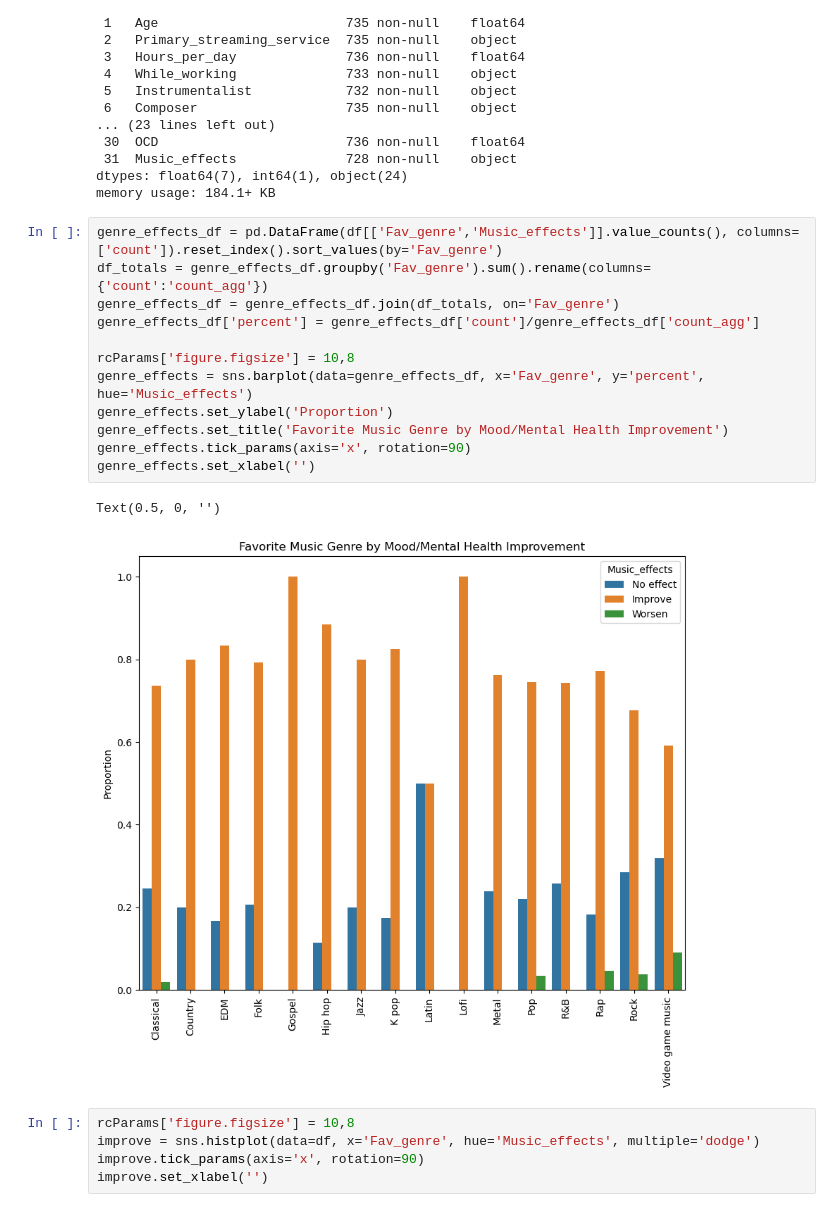
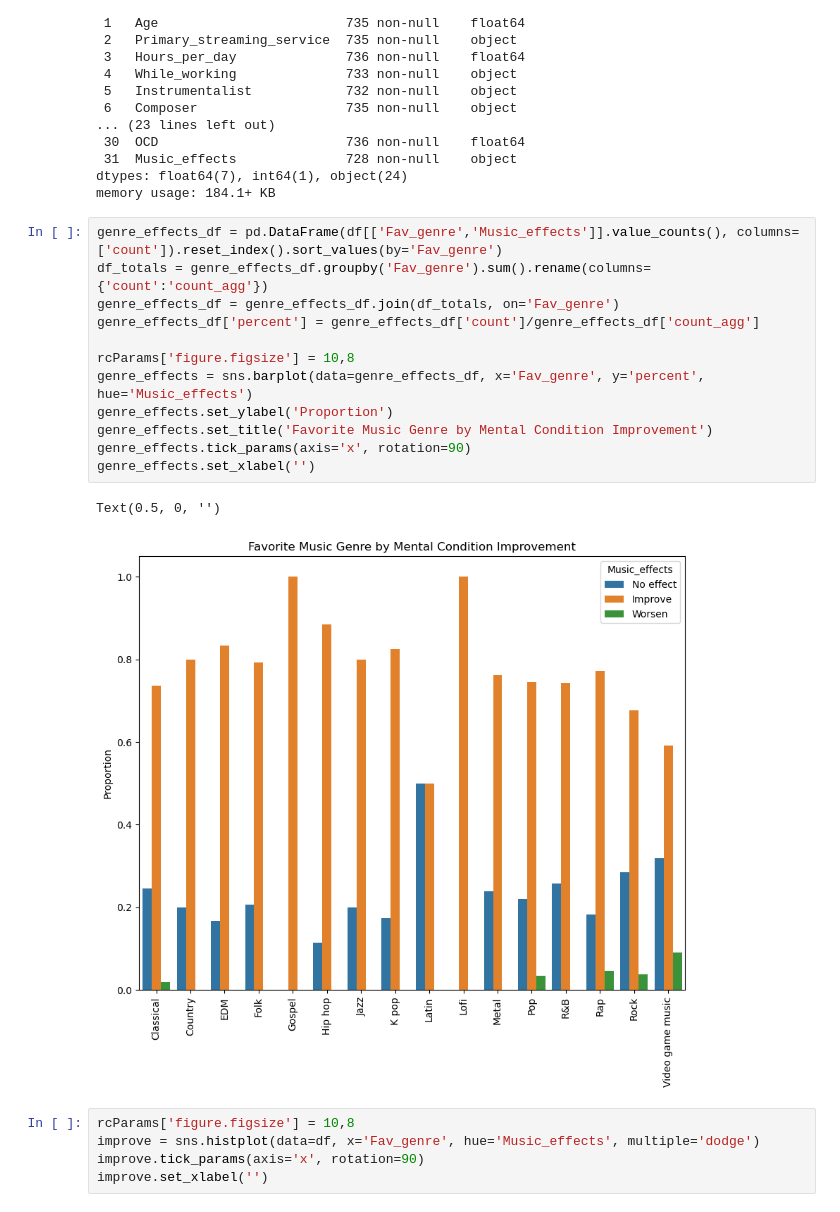
Before and after one commit to mbthompson14/final_project, a Jupyter notebook: EDA.ipynb, the cells around one changed output. Drawn from its saved outputs; the diff is of its cells as text.

```diff
--- a/EDA.ipynb
+++ b/EDA.ipynb
@@ -165,18 +166,18 @@ memory usage: 184.1+ KB
 # %%
 genre_effects_df = pd.DataFrame(df[['Fav_genre','Music_effects']].value_counts(), columns=['count']).reset_index().sort_values(by='Fav_genre')
 df_totals = genre_effects_df.groupby('Fav_genre').sum().rename(columns={'count':'count_agg'})
 genre_effects_df = genre_effects_df.join(df_totals, on='Fav_genre')
 genre_effects_df['percent'] = genre_effects_df['count']/genre_effects_df['count_agg']
 
 rcParams['figure.figsize'] = 10,8
 genre_effects = sns.barplot(data=genre_effects_df, x='Fav_genre', y='percent', hue='Music_effects')
 genre_effects.set_ylabel('Proportion')
-genre_effects.set_title('Favorite Music Genre by Mood/Mental Health Improvement')
+genre_effects.set_title('Favorite Music Genre by Mental Condition Improvement')
 genre_effects.tick_params(axis='x', rotation=90)
 genre_effects.set_xlabel('')
 # %% [output]
 Text(0.5, 0, '')
-[figure, old version]
+[figure, new version]
 # %%
 rcParams['figure.figsize'] = 10,8
 improve = sns.histplot(data=df, x='Fav_genre', hue='Music_effects', multiple='dodge')
```
Also changed, not shown: parts of 2 cells of this notebook, 9 other files.
